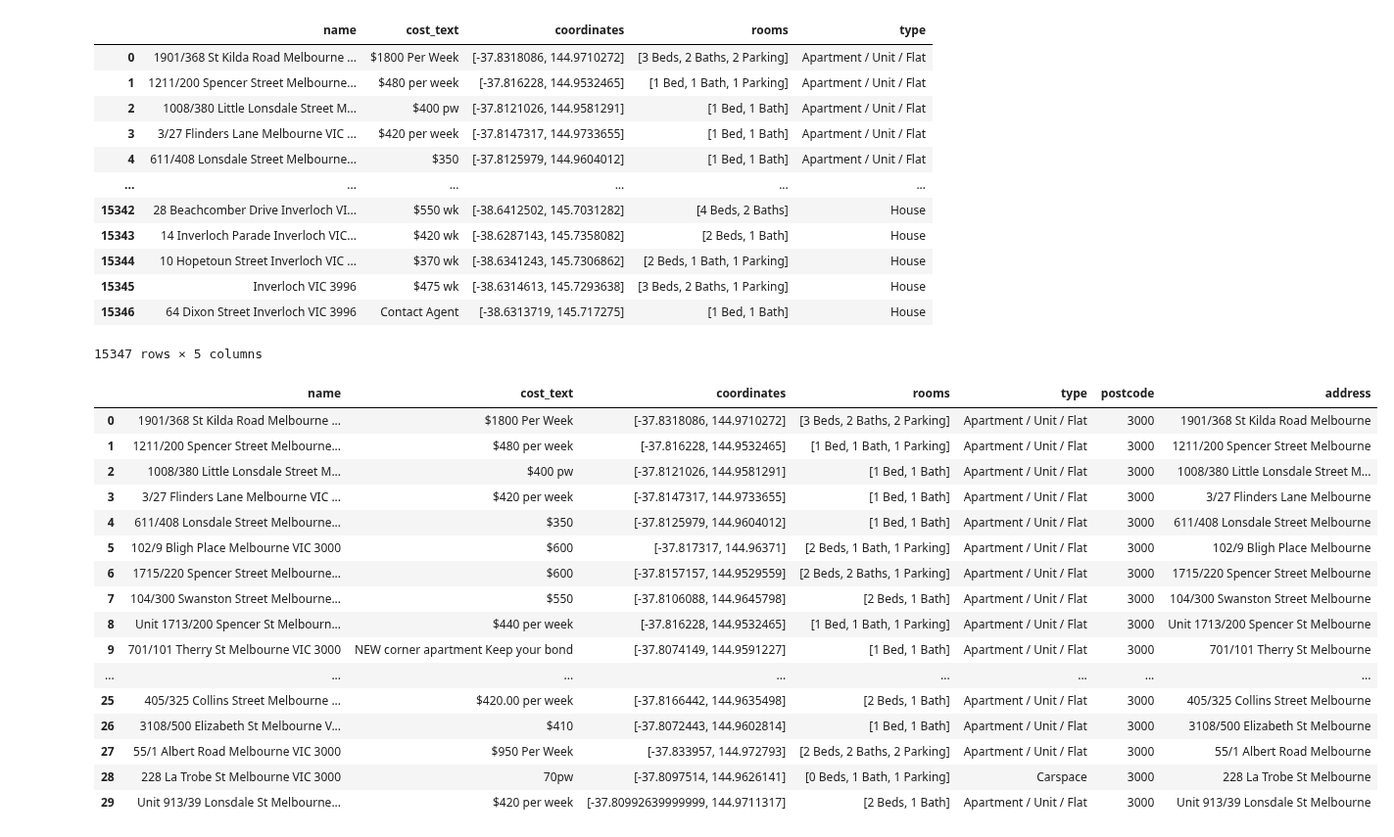
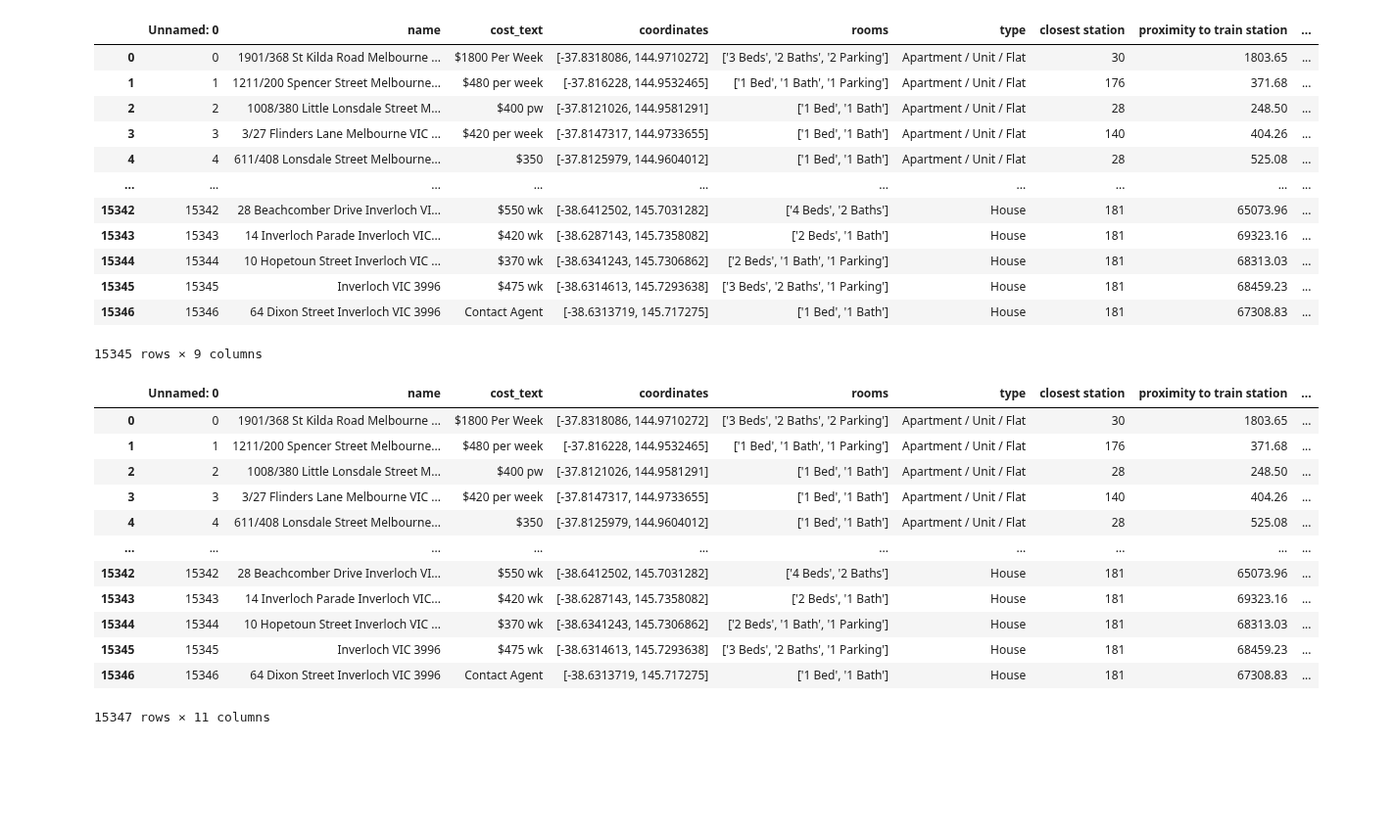
Before and after one commit to MAST30034-Applied-Data-Science/generic-real-estate-consulting-project-group-6, a Jupyter notebook: notebooks/preprocess_property.ipynb, the cells around one changed output. Shown at 98% size. Drawn from its saved outputs; the diff is of its cells as text; code cells hidden in the pictures; blank space fills up the shorter version.

```diff
--- a/notebooks/preprocess_property.ipynb
+++ b/notebooks/preprocess_property.ipynb
@@ -2,57 +2,55 @@
 import numpy as np
 import pandas as pd
 import json
+import seaborn as sns
 pd.options.mode.chained_assignment = None
-# Read the yellow taxis data
-with open('../data/raw/property_raw.json','r',encoding='utf8')as fp:
-    json_data = json.load(fp)
+# Read the data
+# with open('../data/raw/property_raw.json','r',encoding='utf8')as fp:
+#     json_data = json.load(fp)
 
-df = pd.DataFrame(json_data.values())
+# df = pd.DataFrame(json_data.values())
+df = pd.read_csv('../data/raw/property_train_CBD.csv')
 df.dropna()
 # %% [output]
-|  | name | cost_text | coordinates | rooms | type |
-| 0 | 1901/368 St Kilda Road Melbourne ... | $1800 Per Week | [-37.8318086, 144.9710272] | [3 Beds, 2 Baths, 2 Parking] | Apartment / Unit / Flat |
-| 1 | 1211/200 Spencer Street Melbourne... | $480 per week | [-37.816228, 144.9532465] | [1 Bed, 1 Bath, 1 Parking] | Apartment / Unit / Flat |
-| 2 | 1008/380 Little Lonsdale Street M... | $400 pw | [-37.8121026, 144.9581291] | [1 Bed, 1 Bath] | Apartment / Unit / Flat |
-| 3 | 3/27 Flinders Lane Melbourne VIC ... | $420 per week | [-37.8147317, 144.9733655] | [1 Bed, 1 Bath] | Apartment / Unit / Flat |
-| 4 | 611/408 Lonsdale Street Melbourne... | $350 | [-37.8125979, 144.9604012] | [1 Bed, 1 Bath] | Apartment / Unit / Flat |
-| ... | ... | ... | ... | ... | ... |
-| 15342 | 28 Beachcomber Drive Inverloch VI... | $550 wk | [-38.6412502, 145.7031282] | [4 Beds, 2 Baths] | House |
-| 15343 | 14 Inverloch Parade Inverloch VIC... | $420 wk | [-38.6287143, 145.7358082] | [2 Beds, 1 Bath] | House |
-| 15344 | 10 Hopetoun Street Inverloch VIC ... | $370 wk | [-38.6341243, 145.7306862] | [2 Beds, 1 Bath, 1 Parking] | House |
-| 15345 | Inverloch VIC 3996 | $475 wk | [-38.6314613, 145.7293638] | [3 Beds, 2 Baths, 1 Parking] | House |
-| 15346 | 64 Dixon Street Inverloch VIC 3996 | Contact Agent | [-38.6313719, 145.717275] | [1 Bed, 1 Bath] | House |
+|  | Unnamed: 0 | name | cost_text | coordinates | rooms | type | closest station | proximity to train station | ... |
+| 0 | 0 | 1901/368 St Kilda Road Melbourne ... | $1800 Per Week | [-37.8318086, 144.9710272] | ['3 Beds', '2 Baths', '2 Parking'] | Apartment / Unit / Flat | 30 | 1803.65 | ... |
+| 1 | 1 | 1211/200 Spencer Street Melbourne... | $480 per week | [-37.816228, 144.9532465] | ['1 Bed', '1 Bath', '1 Parking'] | Apartment / Unit / Flat | 176 | 371.68 | ... |
+| 2 | 2 | 1008/380 Little Lonsdale Street M... | $400 pw | [-37.8121026, 144.9581291] | ['1 Bed', '1 Bath'] | Apartment / Unit / Flat | 28 | 248.50 | ... |
+| 3 | 3 | 3/27 Flinders Lane Melbourne VIC ... | $420 per week | [-37.8147317, 144.9733655] | ['1 Bed', '1 Bath'] | Apartment / Unit / Flat | 140 | 404.26 | ... |
+| 4 | 4 | 611/408 Lonsdale Street Melbourne... | $350 | [-37.8125979, 144.9604012] | ['1 Bed', '1 Bath'] | Apartment / Unit / Flat | 28 | 525.08 | ... |
+| ... | ... | ... | ... | ... | ... | ... | ... | ... | ... |
+| 15342 | 15342 | 28 Beachcomber Drive Inverloch VI... | $550 wk | [-38.6412502, 145.7031282] | ['4 Beds', '2 Baths'] | House | 181 | 65073.96 | ... |
+| 15343 | 15343 | 14 Inverloch Parade Inverloch VIC... | $420 wk | [-38.6287143, 145.7358082] | ['2 Beds', '1 Bath'] | House | 181 | 69323.16 | ... |
+| 15344 | 15344 | 10 Hopetoun Street Inverloch VIC ... | $370 wk | [-38.6341243, 145.7306862] | ['2 Beds', '1 Bath', '1 Parking'] | House | 181 | 68313.03 | ... |
+| 15345 | 15345 | Inverloch VIC 3996 | $475 wk | [-38.6314613, 145.7293638] | ['3 Beds', '2 Baths', '1 Parking'] | House | 181 | 68459.23 | ... |
+| 15346 | 15346 | 64 Dixon Street Inverloch VIC 3996 | Contact Agent | [-38.6313719, 145.717275] | ['1 Bed', '1 Bath'] | House | 181 | 67308.83 | ... |
-15347 rows × 5 columns
+15345 rows × 9 columns
 # %%
 ps_code = df['name']
 ps_code1 = list(ps_code)
 add = list(ps_code)
 for i in range(len(ps_code1)-1):
     ps_code1[i] = ps_code1[i][-4:]
 for i in range(len(add)-1):
     add[i] = add[i][:-9]
 
 df['postcode'] = ps_code1
 df['address'] = add
-df.head(30)
+df
 # %% [output]
-|  | name | cost_text | coordinates | rooms | type | postcode | address |
-| 0 | 1901/368 St Kilda Road Melbourne ... | $1800 Per Week | [-37.8318086, 144.9710272] | [3 Beds, 2 Baths, 2 Parking] | Apartment / Unit / Flat | 3000 | 1901/368 St Kilda Road Melbourne |
-| 1 | 1211/200 Spencer Street Melbourne... | $480 per week | [-37.816228, 144.9532465] | [1 Bed, 1 Bath, 1 Parking] | Apartment / Unit / Flat | 3000 | 1211/200 Spencer Street Melbourne |
-| 2 | 1008/380 Little Lonsdale Street M... | $400 pw | [-37.8121026, 144.9581291] | [1 Bed, 1 Bath] | Apartment / Unit / Flat | 3000 | 1008/380 Little Lonsdale Street M... |
-| 3 | 3/27 Flinders Lane Melbourne VIC ... | $420 per week | [-37.8147317, 144.9733655] | [1 Bed, 1 Bath] | Apartment / Unit / Flat | 3000 | 3/27 Flinders Lane Melbourne |
-| 4 | 611/408 Lonsdale Street Melbourne... | $350 | [-37.8125979, 144.9604012] | [1 Bed, 1 Bath] | Apartment / Unit / Flat | 3000 | 611/408 Lonsdale Street Melbourne |
-| 5 | 102/9 Bligh Place Melbourne VIC 3000 | $600 | [-37.817317, 144.96371] | [2 Beds, 1 Bath, 1 Parking] | Apartment / Unit / Flat | 3000 | 102/9 Bligh Place Melbourne |
-| 6 | 1715/220 Spencer Street Melbourne... | $600 | [-37.8157157, 144.9529559] | [2 Beds, 2 Baths, 1 Parking] | Apartment / Unit / Flat | 3000 | 1715/220 Spencer Street Melbourne |
-| 7 | 104/300 Swanston Street Melbourne... | $550 | [-37.8106088, 144.9645798] | [2 Beds, 1 Bath] | Apartment / Unit / Flat | 3000 | 104/300 Swanston Street Melbourne |
-| 8 | Unit 1713/200 Spencer St Melbourn... | $440 per week | [-37.816228, 144.9532465] | [1 Bed, 1 Bath, 1 Parking] | Apartment / Unit / Flat | 3000 | Unit 1713/200 Spencer St Melbourne |
-| 9 | 701/101 Therry St Melbourne VIC 3000 | NEW corner apartment Keep your bond | [-37.8074149, 144.9591227] | [1 Bed, 1 Bath] | Apartment / Unit / Flat | 3000 | 701/101 Therry St Melbourne |
-| ... | ... | ... | ... | ... | ... | ... | ... |
-| 25 | 405/325 Collins Street Melbourne ... | $420.00 per week | [-37.8166442, 144.9635498] | [2 Beds, 1 Bath] | Apartment / Unit / Flat | 3000 | 405/325 Collins Street Melbourne |
-| 26 | 3108/500 Elizabeth St Melbourne V... | $410 | [-37.8072443, 144.9602814] | [1 Bed, 1 Bath] | Apartment / Unit / Flat | 3000 | 3108/500 Elizabeth St Melbourne |
-| 27 | 55/1 Albert Road Melbourne VIC 3000 | $950 Per Week | [-37.833957, 144.972793] | [2 Beds, 2 Baths, 2 Parking] | Apartment / Unit / Flat | 3000 | 55/1 Albert Road Melbourne |
-| 28 | 228 La Trobe St Melbourne VIC 3000 | 70pw | [-37.8097514, 144.9626141] | [0 Beds, 1 Bath, 1 Parking] | Carspace | 3000 | 228 La Trobe St Melbourne |
-| 29 | Unit 913/39 Lonsdale St Melbourne... | $420 per week | [-37.80992639999999, 144.9711317] | [2 Beds, 1 Bath] | Apartment / Unit / Flat | 3000 | Unit 913/39 Lonsdale St Melbourne |
+|  | Unnamed: 0 | name | cost_text | coordinates | rooms | type | closest station | proximity to train station | ... |
+| 0 | 0 | 1901/368 St Kilda Road Melbourne ... | $1800 Per Week | [-37.8318086, 144.9710272] | ['3 Beds', '2 Baths', '2 Parking'] | Apartment / Unit / Flat | 30 | 1803.65 | ... |
+| 1 | 1 | 1211/200 Spencer Street Melbourne... | $480 per week | [-37.816228, 144.9532465] | ['1 Bed', '1 Bath', '1 Parking'] | Apartment / Unit / Flat | 176 | 371.68 | ... |
+| 2 | 2 | 1008/380 Little Lonsdale Street M... | $400 pw | [-37.8121026, 144.9581291] | ['1 Bed', '1 Bath'] | Apartment / Unit / Flat | 28 | 248.50 | ... |
+| 3 | 3 | 3/27 Flinders Lane Melbourne VIC ... | $420 per week | [-37.8147317, 144.9733655] | ['1 Bed', '1 Bath'] | Apartment / Unit / Flat | 140 | 404.26 | ... |
+| 4 | 4 | 611/408 Lonsdale Street Melbourne... | $350 | [-37.8125979, 144.9604012] | ['1 Bed', '1 Bath'] | Apartment / Unit / Flat | 28 | 525.08 | ... |
+| ... | ... | ... | ... | ... | ... | ... | ... | ... | ... |
+| 15342 | 15342 | 28 Beachcomber Drive Inverloch VI... | $550 wk | [-38.6412502, 145.7031282] | ['4 Beds', '2 Baths'] | House | 181 | 65073.96 | ... |
+| 15343 | 15343 | 14 Inverloch Parade Inverloch VIC... | $420 wk | [-38.6287143, 145.7358082] | ['2 Beds', '1 Bath'] | House | 181 | 69323.16 | ... |
+| 15344 | 15344 | 10 Hopetoun Street Inverloch VIC ... | $370 wk | [-38.6341243, 145.7306862] | ['2 Beds', '1 Bath', '1 Parking'] | House | 181 | 68313.03 | ... |
+| 15345 | 15345 | Inverloch VIC 3996 | $475 wk | [-38.6314613, 145.7293638] | ['3 Beds', '2 Baths', '1 Parking'] | House | 181 | 68459.23 | ... |
+| 15346 | 15346 | 64 Dixon Street Inverloch VIC 3996 | Contact Agent | [-38.6313719, 145.717275] | ['1 Bed', '1 Bath'] | House | 181 | 67308.83 | ... |
+15347 rows × 11 columns
 # %%
 # extract cost value
 import numpy as np
```
Also changed, not shown: parts of 8 cells of this notebook, 4 other files.
